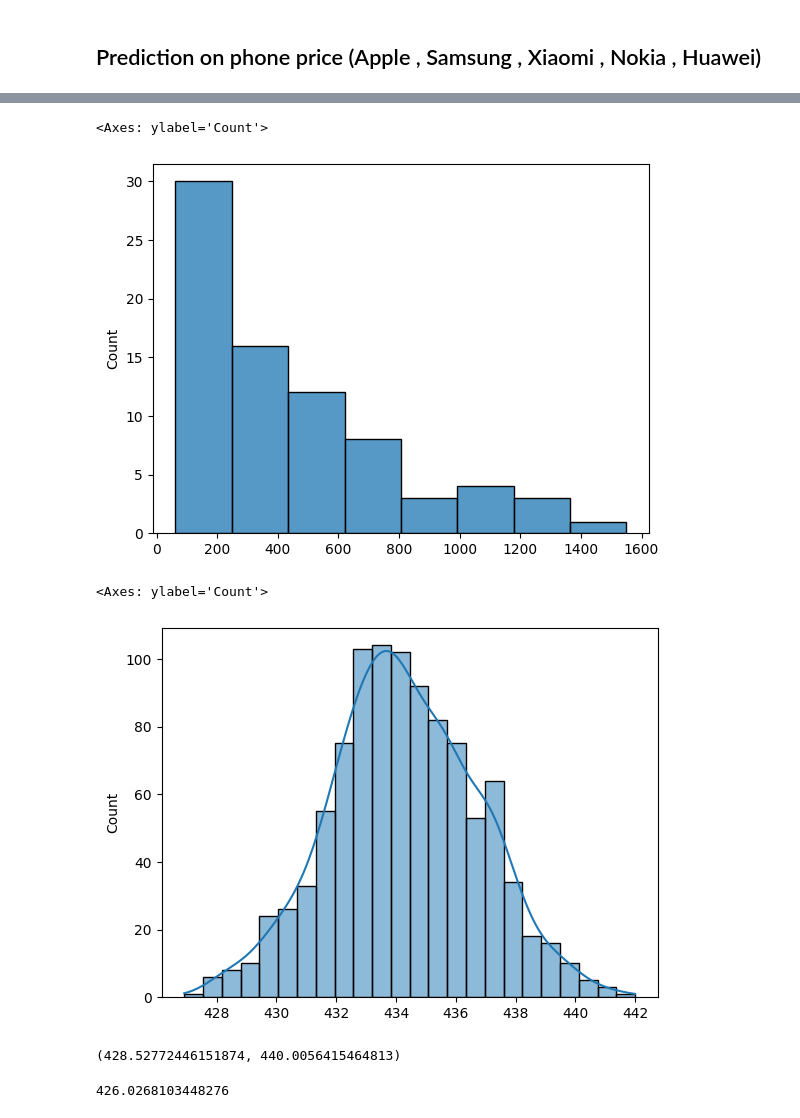
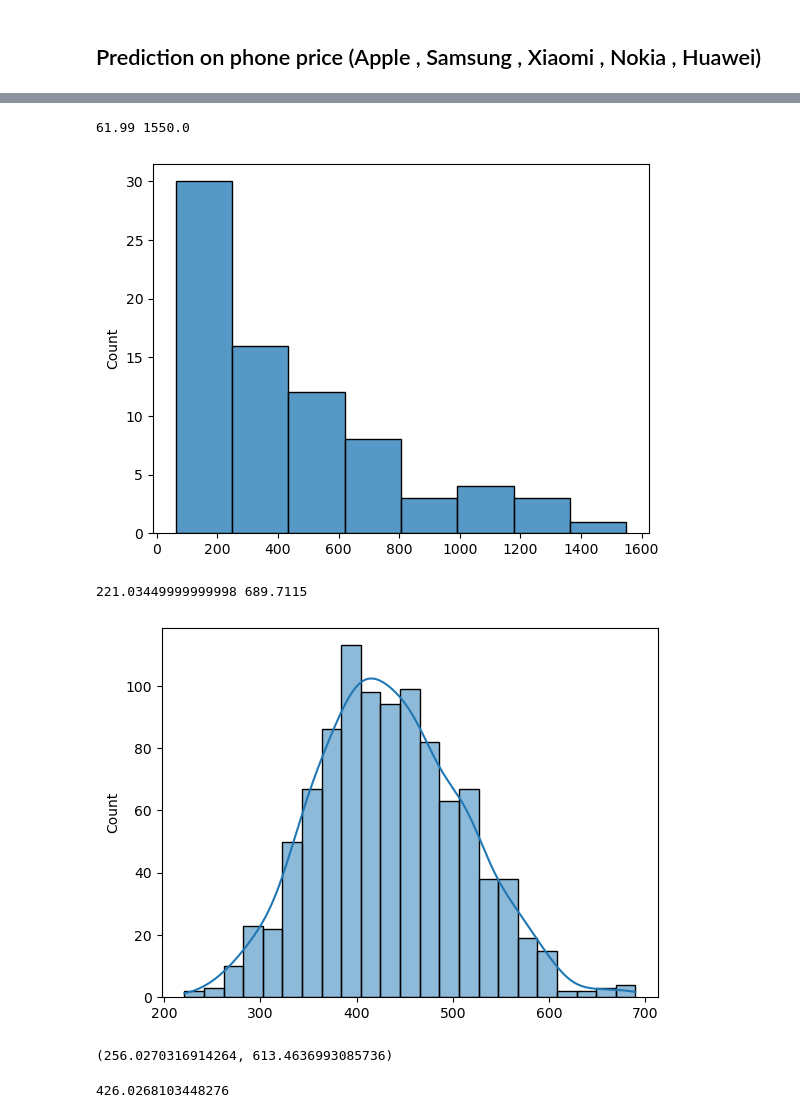
Before and after one commit to sinaaasghari/mobile-land, a Jupyter notebook: statics-analyzing.ipynb, the cells around one changed output, grey strips where cells are left out. Drawn from its saved outputs; the diff is of its cells as text; code cells hidden in the pictures.

```diff
--- a/statics-analyzing.ipynb
+++ b/statics-analyzing.ipynb
@@ -250,26 +250,29 @@ df_predict['price'].mean()
 prices = df_predict['price'].to_numpy()
 prices = prices[np.abs(stats.zscore(prices)) < 3]
 sns.histplot(prices)
+print(np.min(prices), np.max(prices))
 # %% [output]
-<Axes: ylabel='Count'>
+61.99 1550.0
 [figure]
 # %%
 num_samples = 1000
 sample_size = 20
+np.random.seed(42)
 samples_mean = []
-np.random.seed(42)
 for _ in range(num_samples):
-    sample = np.random.choice(prices, (num_samples, sample_size),)
+    sample = np.random.choice(prices,  sample_size)
     samples_mean.append(np.mean(sample))
 
 sns.histplot(samples_mean, kde=True)
+
+print(np.min(samples_mean), np.max(samples_mean))
 # %% [output]
-<Axes: ylabel='Count'>
+221.03449999999998 689.7115
-[figure, old version]
+[figure, new version]
 # %%
 stats.norm.interval(0.98, loc=np.mean(samples_mean), scale=np.std(samples_mean))
 # %% [output]
-(428.52772446151874, 440.0056415464813)
+(256.0270316914264, 613.4636993085736)
 # %%
 df_allbrands_2023 = df[['price', 'year']]
 df_allbrands_2023 = df_allbrands_2023[df_allbrands_2023['year'] == 2023]
```
Also changed, not shown: parts of 4 cells of this notebook.
